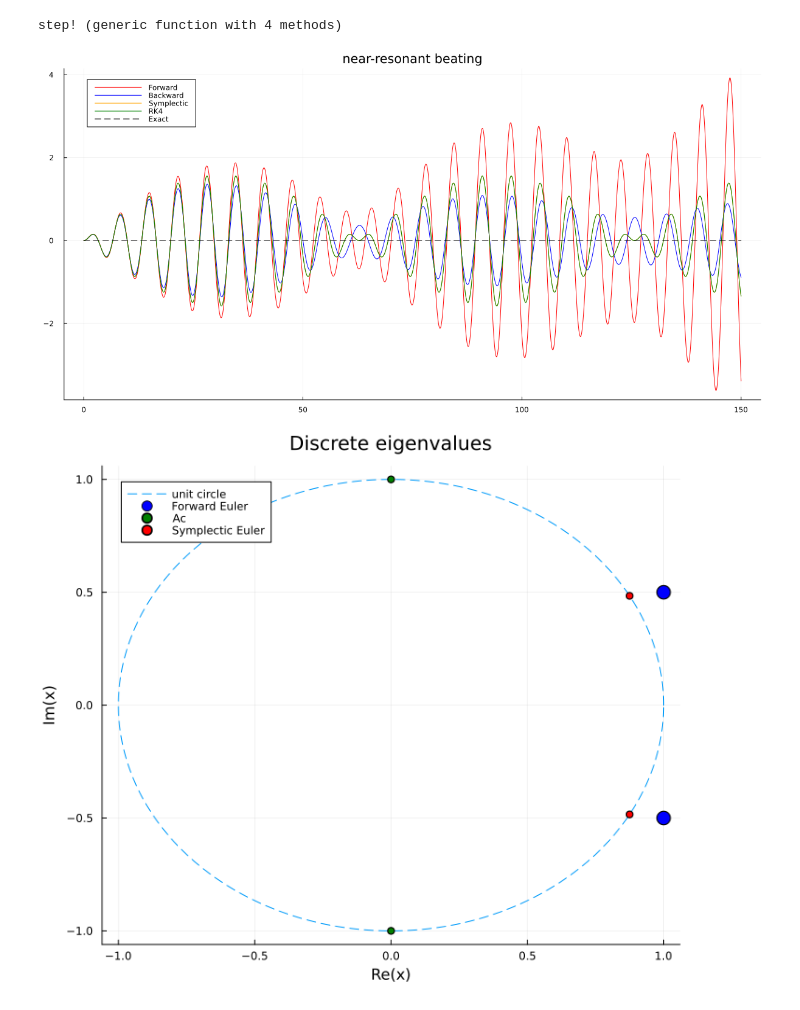
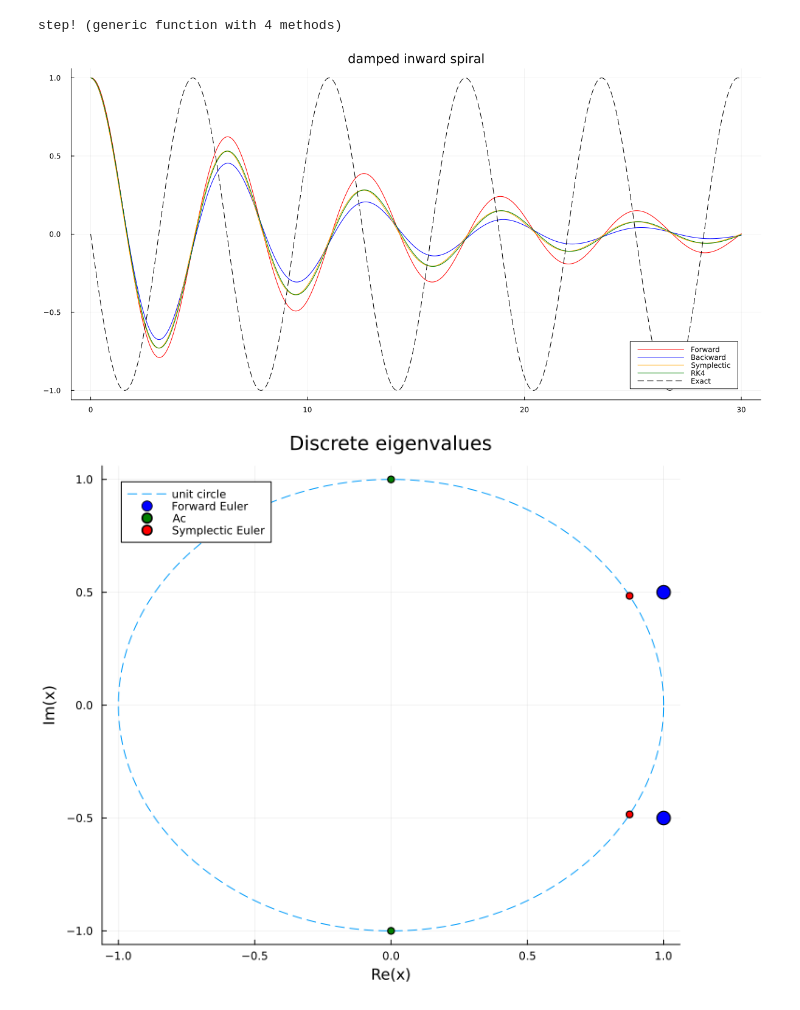
Before and after one commit to Ianborden/Quantum-APL, a Jupyter notebook: Week 3/DiffEQ.ipynb, the cells around one changed output. Drawn from its saved outputs; the diff is of its cells as text; code cells hidden in the pictures.

```diff
--- a/Week 3/DiffEQ.ipynb
+++ b/Week 3/DiffEQ.ipynb
@@ -240,35 +240,35 @@ function Plotter(case::NamedTuple)
     Plots.plot!(euler_sol.t,Exact_lst_q, label = "Exact", color=:black, line =:dash)
 end
 circle_case = (name = "undamped unit circle",
 p = SimpleHarmonicOscillator(1.0,0.0,1.0,0.0,0.0,),
 u0 = [1.0, 0.0],tspan = (0.0, 20π),dt = 0.05)
 
 shifted_case = (name = "constant force and shifted equilibrium",
 p = SimpleHarmonicOscillator(1.0, 0.0, 1.0, 1.0, 0.0,),
 u0 = [0.0, 0.0], tspan = (0.0, 10π), dt = 0.05)
 
 damped_case = (name = "damped inward spiral",
 p = SimpleHarmonicOscillator(1.0,0.2,1.0,0.0,0.0,),
 u0 = [1.0, 0.0], tspan = (0.0, 30.0),dt = 0.05)
 
 beating_case = (
 name = "near-resonant beating",
 p = SimpleHarmonicOscillator(1.0,0.0,1.0,0.15,0.9,),
 u0 = [0.0, 0.0],tspan = (0.0, 150.0),dt = 0.02,)
 
 resonance_case = (
 name = "damped resonant forcing",
 p = SimpleHarmonicOscillator(1.0,0.15,1.0,0.15,1.0,),
 u0 = [0.0, 0.0],tspan = (0.0, 100.0),dt = 0.02,)
 
 unbounded_resonance_case = (
 name = "undamped exact resonance",
 p = SimpleHarmonicOscillator(1.0,0.0,1.0,0.03,1.0,),
 u0 = [0.0, 0.0],tspan = (0.0, 100.0),dt = 0.02,)
 
-Plotter(beating_case)
+Plotter(damped_case)
 # %% [output]
-[figure, old version]
+[figure, new version]
 # %%
 θ = range(0, 2π; length = 400)
 Plots.plot((cos.(θ), sin.(θ)),
```
Also changed, not shown: 3 other files.
